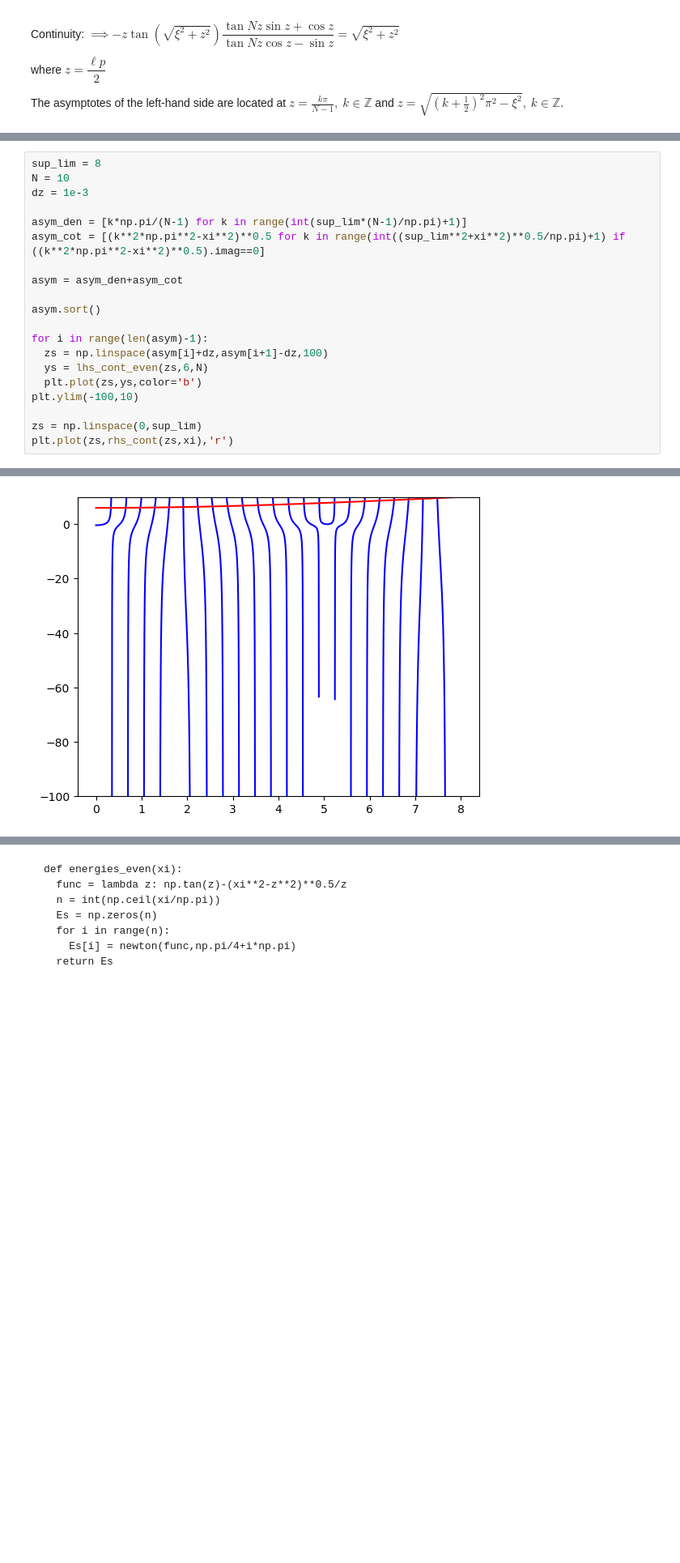
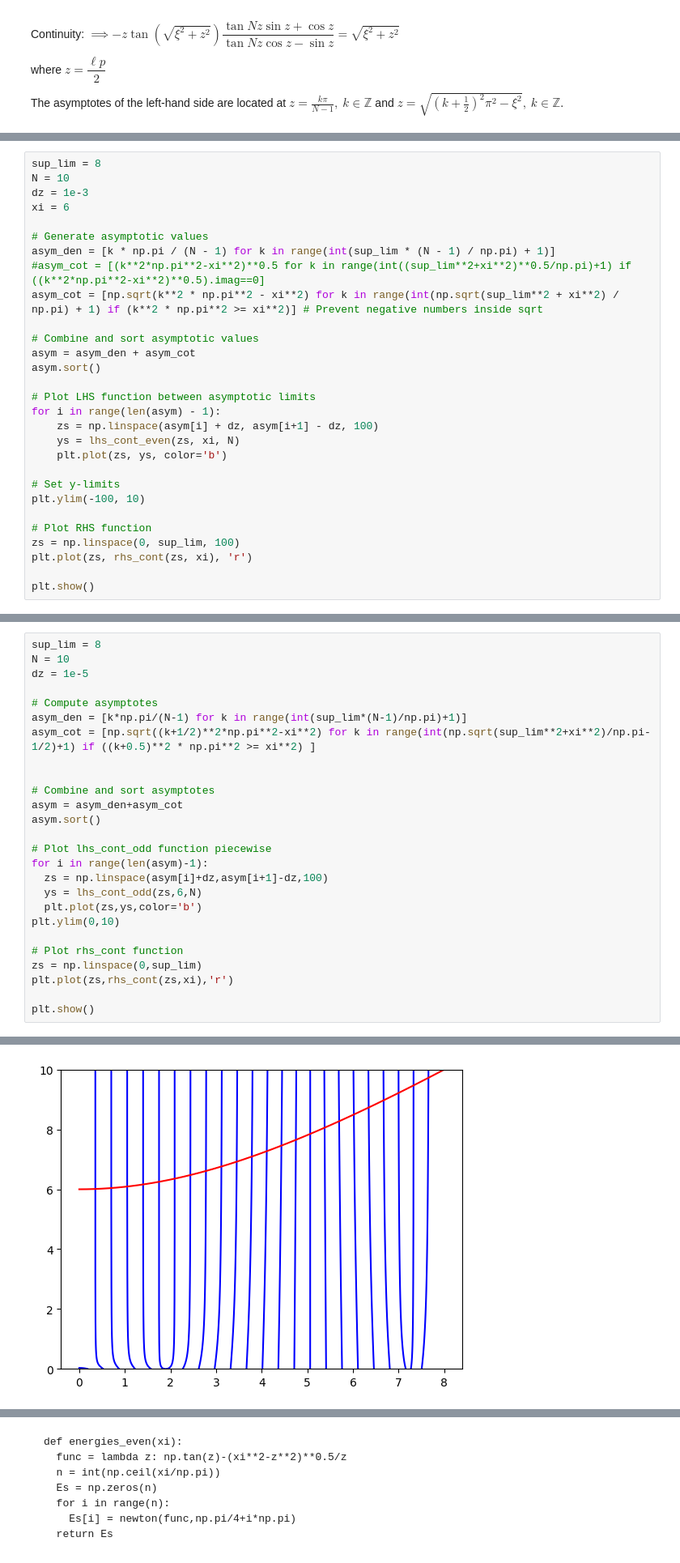
Before and after one commit to S3b4sc/Miniproyecto2, a Jupyter notebook: Miniproyecto2.ipynb, the cells around one changed output, grey strips where cells are left out. Shown at 81% size. Saved outputs shown, nothing was run; the diff lists cells and outputs as text; blank space fills up the shorter version.

Commit message:
Corrected: comments and few conditions         Started: Thermal probability function

```diff
--- a/Miniproyecto2.ipynb
+++ b/Miniproyecto2.ipynb
@@ -814 +846,30 @@ def rhs_cont(z,xi):
   return (xi**2+z**2)**0.5
+# %%
+sup_lim = 8
+N = 10
+dz = 1e-3
+xi = 6
+
+# Generate asymptotic values
+asym_den = [k * np.pi / (N - 1) for k in range(int(sup_lim * (N - 1) / np.pi) + 1)]
+#asym_cot = [(k**2*np.pi**2-xi**2)**0.5 for k in range(int((sup_lim**2+xi**2)**0.5/np.pi)+1) if ((k**2*np.pi**2-xi**2)**0.5).imag==0]
+asym_cot = [np.sqrt(k**2 * np.pi**2 - xi**2) for k in range(int(np.sqrt(sup_lim**2 + xi**2) / np.pi) + 1) if (k**2 * np.pi**2 >= xi**2)] # Prevent negative numbers inside sqrt
+
+# Combine and sort asymptotic values
+asym = asym_den + asym_cot
+asym.sort()
+
+# Plot LHS function between asymptotic limits
+for i in range(len(asym) - 1):
+    zs = np.linspace(asym[i] + dz, asym[i+1] - dz, 100)
+    ys = lhs_cont_even(zs, xi, N)
+    plt.plot(zs, ys, color='b')
+
+# Set y-limits
+plt.ylim(-100, 10)
+
+# Plot RHS function
+zs = np.linspace(0, sup_lim, 100)
+plt.plot(zs, rhs_cont(zs, xi), 'r')
+
+plt.show()
@@ -815,21 +878,27 @@ def rhs_cont(z,xi):
 # %%
 sup_lim = 8
 N = 10
-dz = 1e-3
+dz = 1e-5
 
+# Compute asymptotes
 asym_den = [k*np.pi/(N-1) for k in range(int(sup_lim*(N-1)/np.pi)+1)]
-asym_cot = [(k**2*np.pi**2-xi**2)**0.5 for k in range(int((sup_lim**2+xi**2)**0.5/np.pi)+1) if ((k**2*np.pi**2-xi**2)**0.5).imag==0]
+asym_cot = [np.sqrt((k+1/2)**2*np.pi**2-xi**2) for k in range(int(np.sqrt(sup_lim**2+xi**2)/np.pi-1/2)+1) if ((k+0.5)**2 * np.pi**2 >= xi**2) ]
 
+
+# Combine and sort asymptotes
 asym = asym_den+asym_cot
-
 asym.sort()
 
+# Plot lhs_cont_odd function piecewise
 for i in range(len(asym)-1):
   zs = np.linspace(asym[i]+dz,asym[i+1]-dz,100)
-  ys = lhs_cont_even(zs,6,N)
+  ys = lhs_cont_odd(zs,6,N)
   plt.plot(zs,ys,color='b')
-plt.ylim(-100,10)
+plt.ylim(0,10)
 
+# Plot rhs_cont function
 zs = np.linspace(0,sup_lim)
 plt.plot(zs,rhs_cont(zs,xi),'r')
+
+plt.show()
 # %% [output]
@@ -837 +905 @@ plt.plot(zs,rhs_cont(zs,xi),'r')
-[figure, old version]
+[figure, new version]
```
Also changed, not shown: parts of 12 cells of this notebook.
